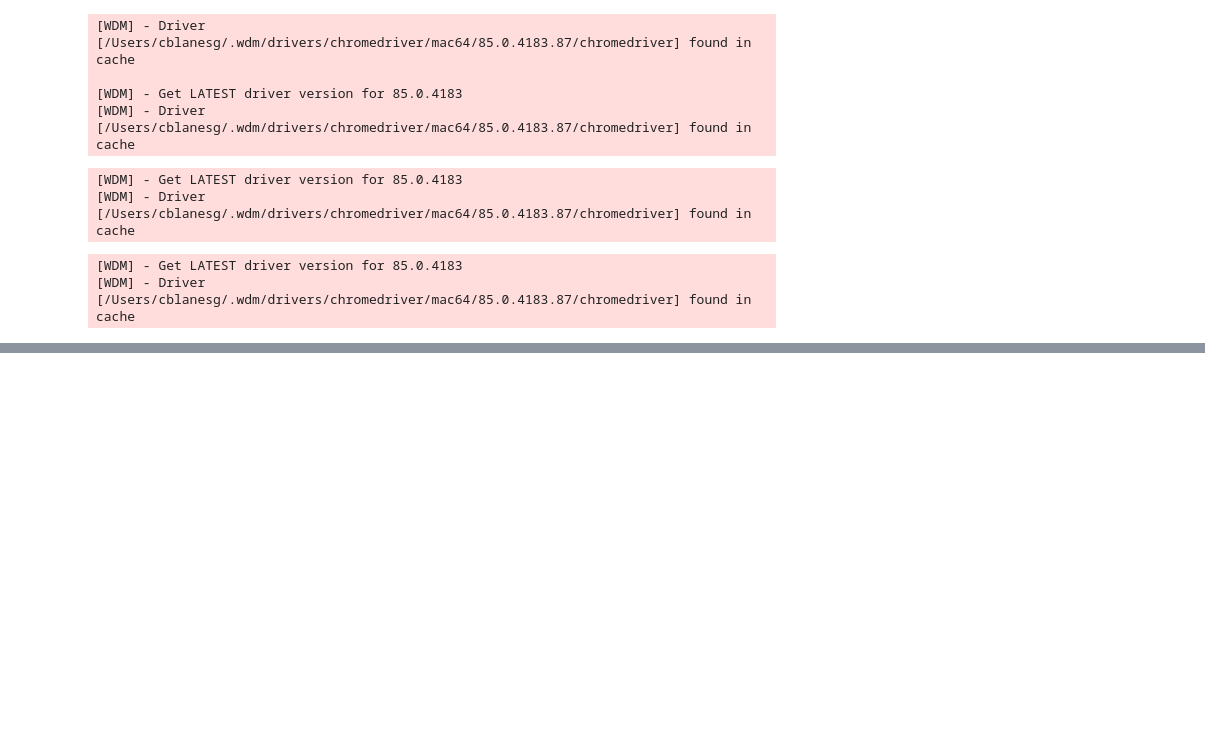
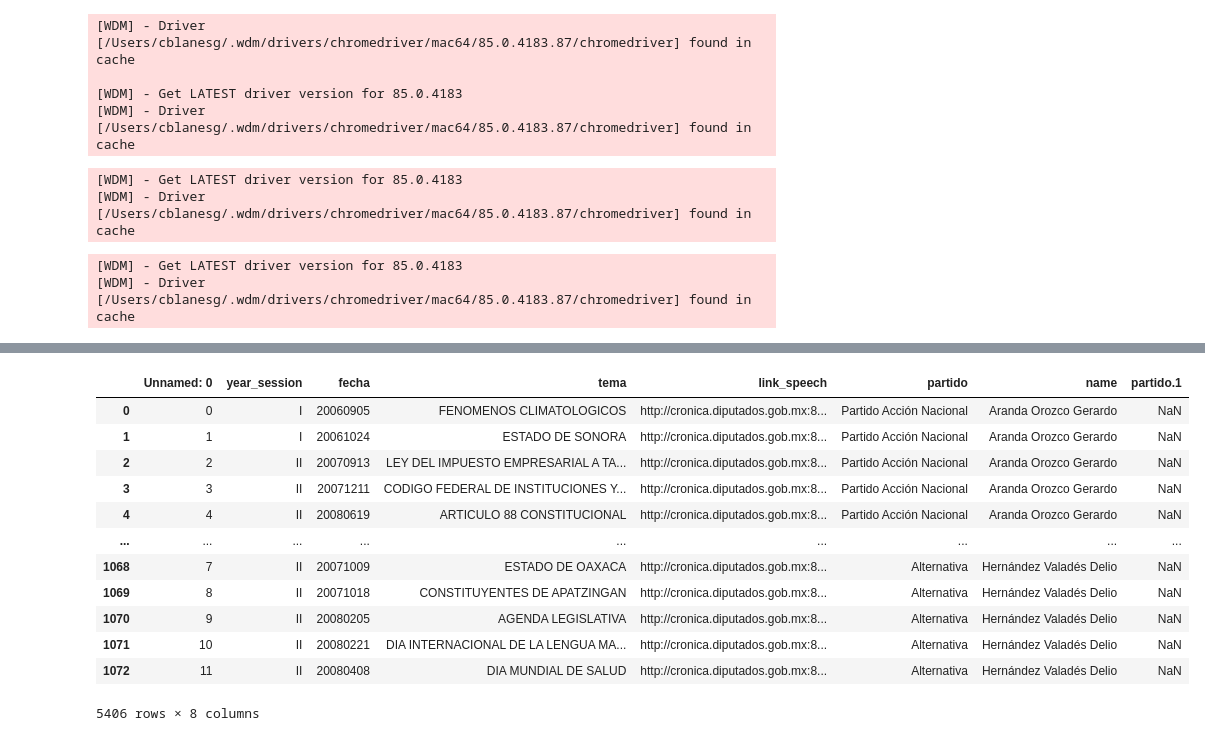
Before and after one commit to cblanesg/Congressional-dataMX, a Jupyter notebook: source/01-collection_data/01-floor_speech/00-prep_data_intervenciones_diputados.ipynb, the cells around one changed output, grey strips where cells are left out. Drawn from its saved outputs; the diff is of its cells as text; code cells hidden in the pictures; blank space fills up the shorter version.

Commit message:
add floor attendacne 62 and floor speech 60

```diff
--- a/source/01-collection_data/01-floor_speech/00-prep_data_intervenciones_diputados.ipynb
+++ b/source/01-collection_data/01-floor_speech/00-prep_data_intervenciones_diputados.ipynb
@@ -411,0 +514,20 @@ all_dataLegislatura60.append(obtain_metadata(driver, 'Partido Acción Nacional')
+# %%
+all_data_parties = []
+# %%
+all_data_parties.append(pd.read_csv('/Users/cblanesg/Desktop/batch_partidos.csv'))
+# %%
+pd.concat(all_data_parties)
+# %% [output]
+|  | Unnamed: 0 | year_session | fecha | tema | link_speech | partido | name | partido.1 |
+| 0 | 0 | I | 20060905 | FENOMENOS CLIMATOLOGICOS | http://cronica.diputados.gob.mx:8... | Partido Acción Nacional | Aranda Orozco Gerardo | NaN |
+| 1 | 1 | I | 20061024 | ESTADO DE SONORA | http://cronica.diputados.gob.mx:8... | Partido Acción Nacional | Aranda Orozco Gerardo | NaN |
+| 2 | 2 | II | 20070913 | LEY DEL IMPUESTO EMPRESARIAL A TA... | http://cronica.diputados.gob.mx:8... | Partido Acción Nacional | Aranda Orozco Gerardo | NaN |
+| 3 | 3 | II | 20071211 | CODIGO FEDERAL DE INSTITUCIONES Y... | http://cronica.diputados.gob.mx:8... | Partido Acción Nacional | Aranda Orozco Gerardo | NaN |
+| 4 | 4 | II | 20080619 | ARTICULO 88 CONSTITUCIONAL | http://cronica.diputados.gob.mx:8... | Partido Acción Nacional | Aranda Orozco Gerardo | NaN |
+| ... | ... | ... | ... | ... | ... | ... | ... | ... |
+| 1068 | 7 | II | 20071009 | ESTADO DE OAXACA | http://cronica.diputados.gob.mx:8... | Alternativa | Hernández Valadés Delio | NaN |
+| 1069 | 8 | II | 20071018 | CONSTITUYENTES DE APATZINGAN | http://cronica.diputados.gob.mx:8... | Alternativa | Hernández Valadés Delio | NaN |
+| 1070 | 9 | II | 20080205 | AGENDA LEGISLATIVA | http://cronica.diputados.gob.mx:8... | Alternativa | Hernández Valadés Delio | NaN |
+| 1071 | 10 | II | 20080221 | DIA INTERNACIONAL DE LA LENGUA MA... | http://cronica.diputados.gob.mx:8... | Alternativa | Hernández Valadés Delio | NaN |
+| 1072 | 11 | II | 20080408 | DIA MUNDIAL DE SALUD | http://cronica.diputados.gob.mx:8... | Alternativa | Hernández Valadés Delio | NaN |
+5406 rows × 8 columns
```
Also changed, not shown: parts of 30 cells of this notebook, 6 other files.
